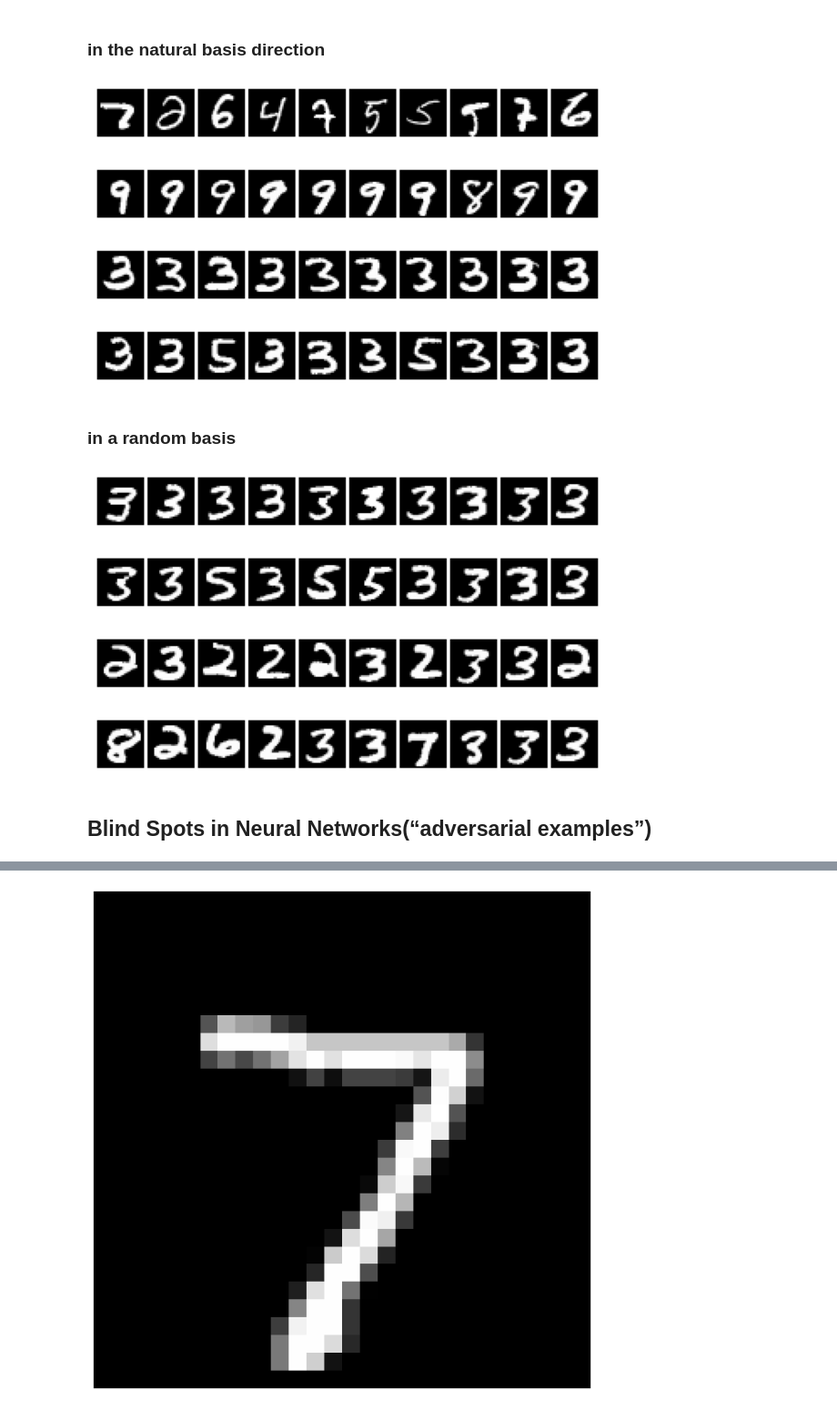
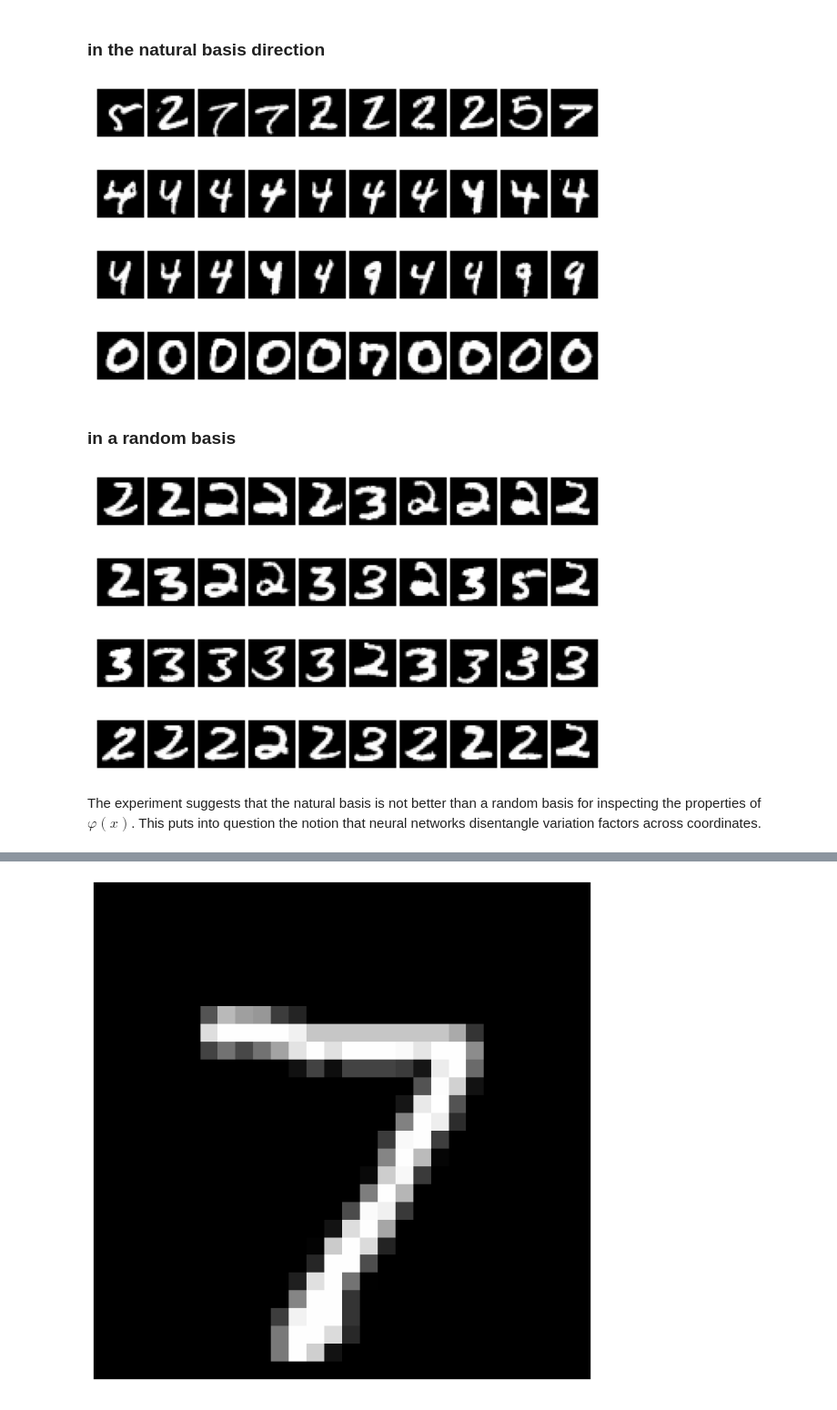
Before and after one commit to JR-Zhang-CN/Github, a Jupyter notebook: Intriguing properties of neural networks/Intriguing properties of neural networks.ipynb, the cells around one changed output, grey strips where cells are left out. Shown: that part at 91% size. Saved outputs shown, nothing was run; the diff lists cells and outputs as text; code cells hidden in the pictures.

```diff
--- a/Intriguing properties of neural networks/Intriguing properties of neural networks.ipynb
+++ b/Intriguing properties of neural networks/Intriguing properties of neural networks.ipynb
@@ -100,0 +122,16 @@ Finished Training on the 60000 training images
+# %%
+for epoch in range(10):
+    for i, (images, labels) in enumerate(train_iter):
+        X=images.to(device)
+        Y=labels.to(device)
+
+        pre=model_2(X)
+        cost=loss(pre,Y)
+
+        optimizer_2.zero_grad()
+        cost.backward()
+        optimizer_2.step()
+
+        if (i+1)%100==0:
+            print('epoch:[%d/%d], iter:[%d/%d], loss:%.5f' % (epoch+1,10,i+1,len(train_iter),cost.item()))
+print('FC10 finished Training on the 60000 training images')
@@ -101,5 +156,5 @@ Finished Training on the 60000 training images
 # %%
-model.eval()
+model_1.eval()
 
 total = 0
 correct = 0
@@ -108,12 +163,12 @@ for images, labels in test_loader:
     images = images.to(device)
     labels = labels.to(device)
 
-    outputs,_,_ = model(images)
+    outputs,_,_ = model_1(images)
     # torch.max(outputs.data, 1)输出每一行的最大值(value, index)
     _,predicted = torch.max(outputs.data, dim=1)
 
     total += labels.size(0)
     correct += (predicted == labels).sum()
 
-print('Accuracy of the network on the 10000 test images: %f %%' % (100 * correct / total))
+print('Accuracy of FC100_100_10 on the 10000 test images: %f %%' % (100 * correct / total))
 # %% [output]
@@ -120,0 +176,18 @@ Accuracy of the network on the 10000 test images: 97.549995 %
+# %%
+model_2.eval()
+
+total = 0
+correct = 0
+
+for images, labels in test_loader:
+    images = images.to(device)
+    labels = labels.to(device)
+
+    outputs = model_2(images)
+    # torch.max(outputs.data, 1)输出每一行的最大值(value, index)
+    _,predicted = torch.max(outputs.data, dim=1)
+
+    total += labels.size(0)
+    correct += (predicted == labels).sum()
+
+print('Accuracy of FC10 on the 10000 test images: %f %%' % (100 * correct / total))
@@ -147,7 +219,7 @@ for i in range(4):
     for images, labels in test_loader:
         images = images.to(device)
 
-        _,phi_x,_ = model(images)
+        _,phi_x,_ = model_1(images)
         values=torch.mv(phi_x.cpu(),unit)
 
     top_index = np.argsort(values.data.numpy())[-10:]
@@ -155,30 +227,30 @@ for i in range(4):
 
     imshow(torchvision.utils.make_grid(top_image, normalize=True, pad_value=1, nrow=10))
 # %% [output]
-[figure, old version]
+[figure, new version]
-[figure, old version]
+[figure, new version]
-[figure, old version]
+[figure, new version]
-[figure, old version]
+[figure, new version]
 # %% [markdown]
 ### in a random basis
 # %%
 for i in range(4):
     direction= torch.rand(100)
 
     for images, labels in test_loader:
         images = images.to(device)
 
-        _,phi_x,_ = model(images)
+        _,phi_x,_ = model_1(images)
         values=torch.mv(phi_x.cpu(),direction)
 
     top_index = np.argsort(values.data.numpy())[-10:]
     top_image= images[top_index]
 
     imshow(torchvision.utils.make_grid(top_image, normalize=True, pad_value=1, nrow=10))
 # %% [output]
-[figure, old version]
+[figure, new version]
-[figure, old version]
+[figure, new version]
-[figure, old version]
+[figure, new version]
-[figure, old version]
+[figure, new version]
-# %% [markdown]
-## Blind Spots in Neural Networks(“**adversarial examples**”)
+# %% [markdown]
+The experiment suggests that the natural basis is not better than a random basis for inspecting the properties of $φ(x)$. This puts into question the notion that neural networks disentangle variation factors across coordinates.
```
Also changed, not shown: parts of 16 cells of this notebook.
